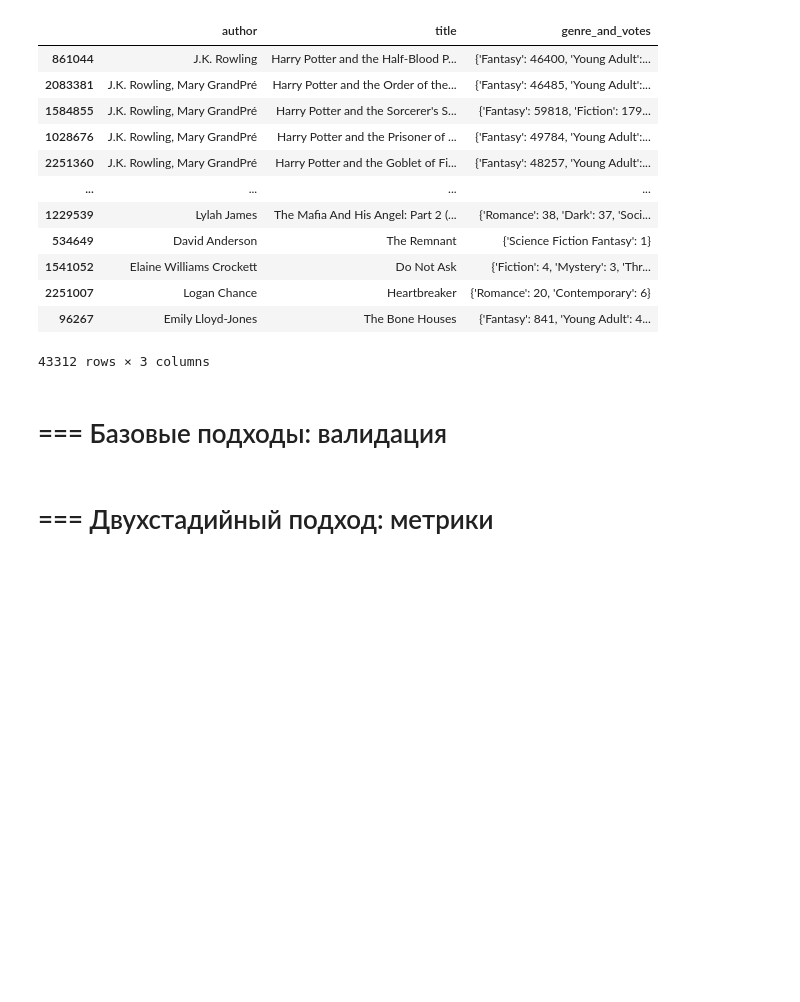
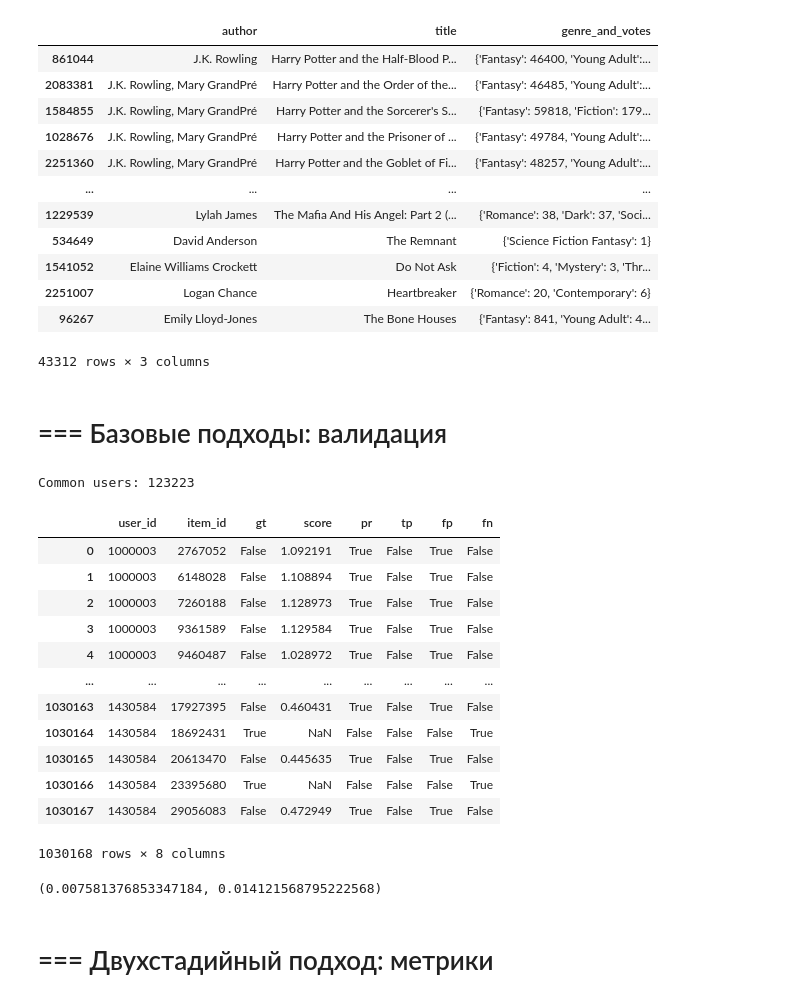
Before and after one commit to marsel171/mle-recsys-start, a Jupyter notebook: main_offline.ipynb, the cells around one changed output. Drawn from its saved outputs; the diff is of its cells as text; code cells hidden in the pictures; blank space fills up the shorter version.

```diff
--- a/main_offline.ipynb
+++ b/main_offline.ipynb
@@ -808,0 +852,22 @@ with pd.option_context("max_colwidth", 100):
+# %%
+events_recs_for_binary_metrics = process_events_recs_for_binary_metrics(
+  events_train,
+    events_test,
+    als_recommendations,
+    top_k=5)
+events_recs_for_binary_metrics
+# %% [output]
+Common users: 123223
+|  | user_id | item_id | gt | score | pr | tp | fp | fn |
+| 0 | 1000003 | 2767052 | False | 1.092191 | True | False | True | False |
+| 1 | 1000003 | 6148028 | False | 1.108894 | True | False | True | False |
+| 2 | 1000003 | 7260188 | False | 1.128973 | True | False | True | False |
+| 3 | 1000003 | 9361589 | False | 1.129584 | True | False | True | False |
+| 4 | 1000003 | 9460487 | False | 1.028972 | True | False | True | False |
+| ... | ... | ... | ... | ... | ... | ... | ... | ... |
+| 1030163 | 1430584 | 17927395 | False | 0.460431 | True | False | True | False |
+| 1030164 | 1430584 | 18692431 | True | NaN | False | False | False | True |
+| 1030165 | 1430584 | 20613470 | False | 0.445635 | True | False | True | False |
+| 1030166 | 1430584 | 23395680 | True | NaN | False | False | False | True |
+| 1030167 | 1430584 | 29056083 | False | 0.472949 | True | False | True | False |
+1030168 rows × 8 columns
@@ -809,2 +888,6 @@ with pd.option_context("max_colwidth", 100):
+# %%
+compute_cls_metrics(events_recs_for_binary_metrics)
+# %% [output]
+(0.007581376853347184, 0.014121568795222568)
 # %% [markdown]
 # === Двухстадийный подход: метрики
```
Also changed, not shown: parts of 46 cells of this notebook, 5 other files.
